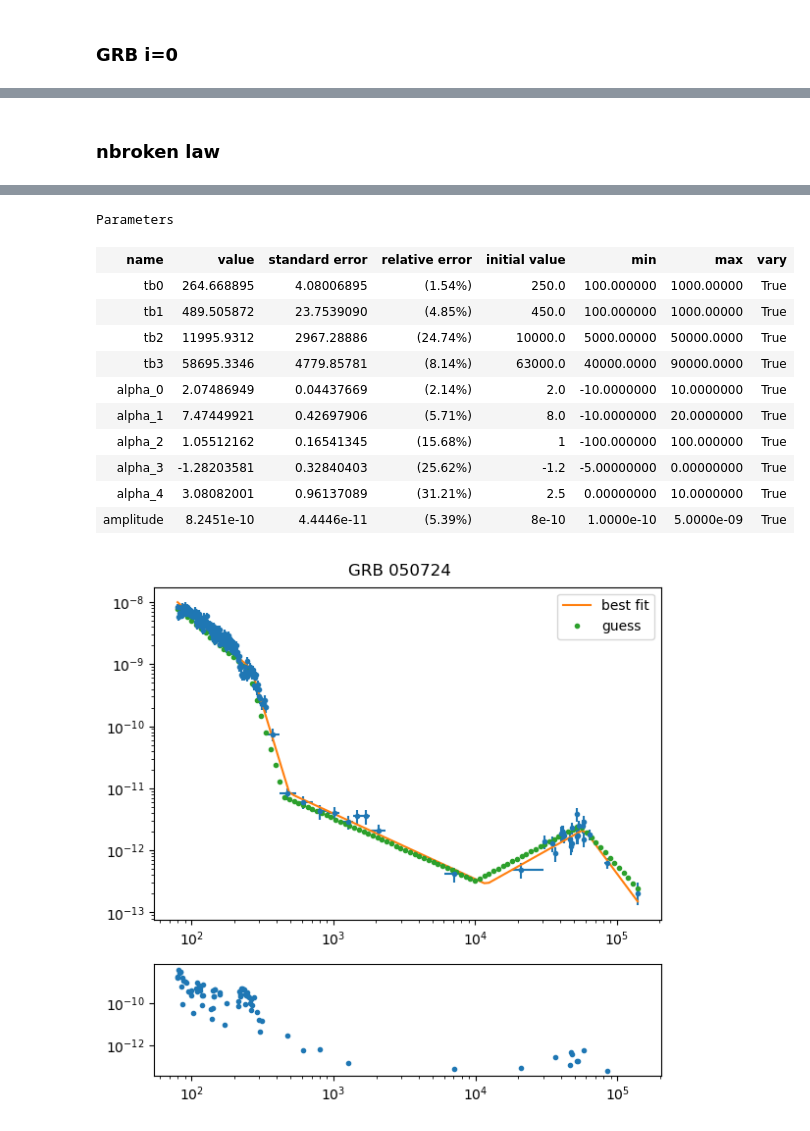
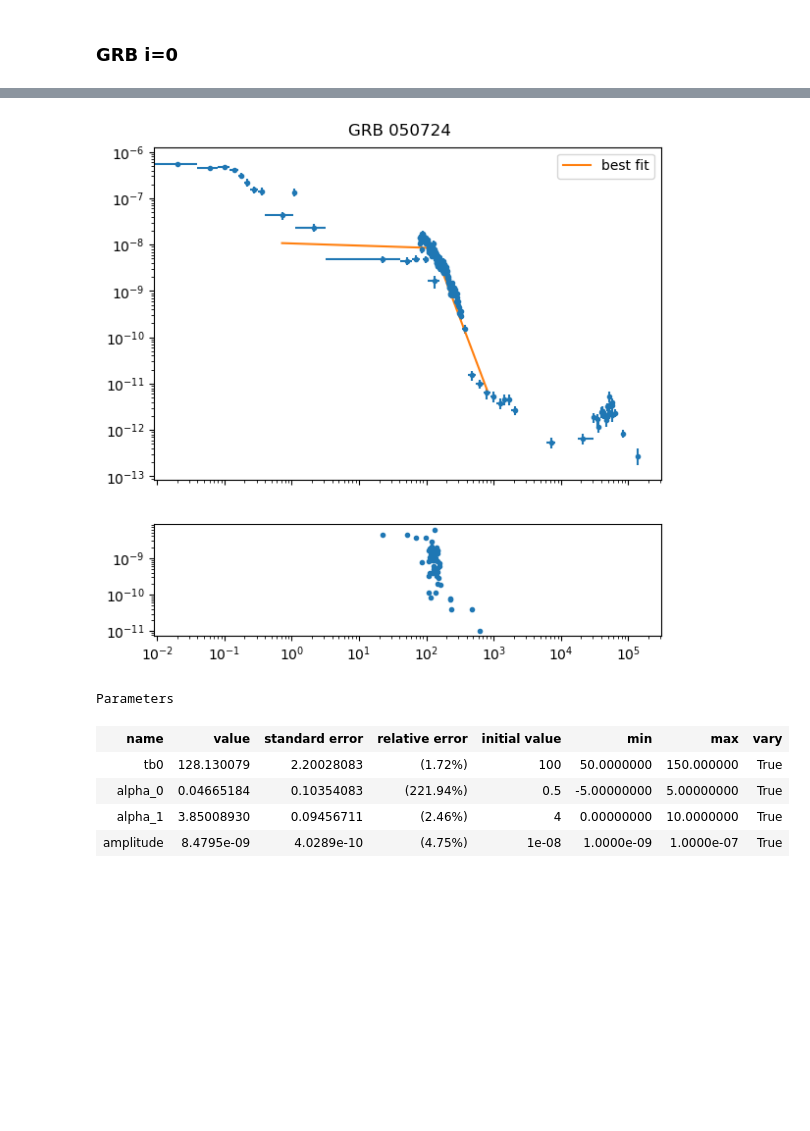
Before and after one commit to Kruthi24/fxt_code, a Jupyter notebook: analysis_notebooks/EE_sGRB/GRB_LC_0.ipynb, the cells around one changed output, grey strips where cells are left out. Drawn from its saved outputs; the diff is of its cells as text; code cells hidden in the pictures; blank space fills up the shorter version.

```diff
--- a/analysis_notebooks/EE_sGRB/GRB_LC_0.ipynb
+++ b/analysis_notebooks/EE_sGRB/GRB_LC_0.ipynb
@@ -140,43 +44,38 @@ RuntimeError: The map-like callable must be of the form f(func, iterable), retur
-# %% [markdown]
-### nbroken law
 # %%
 i=0
+n=2
 time,time_high,time_low,flux,flux_high,flux_low =get_individual_curves_log(folder+GRBs[i]+filename)
 flux_err = flux_high + flux_low
 time_err = time_high + time_low
 
-fit_index = 0
-n=5
+ee_start_index = np.where(time > 0.4)[0][0]
+fit_end_index = np.where(time <  1e3)[0][-1]
+
+
 params=lm.Parameters()
-params.add("tb0", min = 1e2, max = 1e3, value = 2.5e2)
-params.add("tb1", min = 1e2, max = 1e3, value = 4.5e2)
-# params.add("tb2", min = 1e3, max = 5e3, value = 2e3)
-params.add("tb2", min = 5e3, max = 5e4, value = 1e4)
-params.add("tb3", min = 4e4, max = 9e4, value = 6.3e4)
-params.add("alpha_0", min = -10, max = 10.0, value = 2.0)
-params.add("alpha_1", min = -10, max = 20.0, value = 8.0)
-params.add("alpha_2", min = -100, max = 100, value = 1)
-# params.add("alpha_3", min = -100, max = 100, value = 1.4)
-params.add("alpha_3", min = -5.0, max = 0, value = -1.2)
-params.add("alpha_4", min = 0, max = 10.0, value = 2.5)
-params.add("amplitude", min = 1e-10, max = 5e-9, value = 8e-10)
+params.add("tb0", min = 50, max = 150, value = 100)
+params.add("alpha_0", min = -5, max = 5.0, value = 0.5)
+params.add("alpha_1", min = 0, max = 10.0, value =4)
+params.add("amplitude", min = 1e-9, max = 1e-7, value = 1e-8)
 
-minner = lm.Minimizer(cost_func_nbpl, params, fcn_args=(time[fit_index:], flux[fit_index:], time_err[fit_index:], flux_err[fit_index:], n), fcn_kws={"orth":False})
+minner = lm.Minimizer(cost_func_nbpl, params, fcn_args=(time[ee_start_index:fit_end_index], flux[ee_start_index:fit_end_index], time_err[ee_start_index:fit_end_index], flux_err[ee_start_index:fit_end_index], n))
 result = minner.minimize(method="least_squares")
 lm.printfuncs.report_fit(result)
 
-residuals = get_y(result, n, time) - flux
+residuals = get_y(result, n, time[ee_start_index:fit_end_index]) - flux[ee_start_index:fit_end_index]
+x=np.geomspace(time[ee_start_index], time[fit_end_index])
+y = get_y(result, n, x)
 
-x = np.geomspace(time[0],time[-1],100)
-fig, (ax1, ax2) = plt.subplots(2, figsize=(20/3, 6), height_ratios=[3,1])
+fig, (ax1, ax2) = plt.subplots(2, figsize=(20/3, 6), height_ratios=[3,1], sharex=True)
 ax1.errorbar(time, flux, fmt='.', xerr=[time_low,time_high],yerr=[flux_low,flux_high])
 ax1.loglog(x, get_y(result, n, x),label ='best fit')
-# ax1.loglog(x, nbroken_law(x, [2.5e2, 5e2, 2e3, 1.5e4, 5.5e4], [2, 8.0, -0.2, 1.4, -2.2, 3.0], 8e-11),'.',label ='guess')
-ax1.loglog(x, nbroken_law(x, [2.5e2, 4.5e2, 1e4, 5.5e4], [2, 8.0, 1, -1.2, 2.5], 8e-10),'.',label ='guess')
+# ax1.loglog(x,nbroken_law(x,[107], [0.5, 4], 1e-7),label ='guess')
 ax1.legend()
-ax2.loglog(time,residuals, '.')
+ax2.loglog(time[ee_start_index:fit_end_index],residuals, '.')
 plt.subplots_adjust(top=0.94)
 plt.suptitle("GRB "+GRBs[i])
+plt.show()
+
 
 result.params
 # %% [output]
@@ -200,13 +101,7 @@ result.params
+[figure, new version]
 Parameters
 | name | value | standard error | relative error | initial value | min | max | vary |
-| tb0 | 264.668895 | 4.08006895 | (1.54%) | 250.0 | 100.000000 | 1000.00000 | True |
-| tb1 | 489.505872 | 23.7539090 | (4.85%) | 450.0 | 100.000000 | 1000.00000 | True |
-| tb2 | 11995.9312 | 2967.28886 | (24.74%) | 10000.0 | 5000.00000 | 50000.0000 | True |
-| tb3 | 58695.3346 | 4779.85781 | (8.14%) | 63000.0 | 40000.0000 | 90000.0000 | True |
-| alpha_0 | 2.07486949 | 0.04437669 | (2.14%) | 2.0 | -10.0000000 | 10.0000000 | True |
-| alpha_1 | 7.47449921 | 0.42697906 | (5.71%) | 8.0 | -10.0000000 | 20.0000000 | True |
-| alpha_2 | 1.05512162 | 0.16541345 | (15.68%) | 1 | -100.000000 | 100.000000 | True |
-| alpha_3 | -1.28203581 | 0.32840403 | (25.62%) | -1.2 | -5.00000000 | 0.00000000 | True |
-| alpha_4 | 3.08082001 | 0.96137089 | (31.21%) | 2.5 | 0.00000000 | 10.0000000 | True |
-| amplitude | 8.2451e-10 | 4.4446e-11 | (5.39%) | 8e-10 | 1.0000e-10 | 5.0000e-09 | True |
+| tb0 | 128.130079 | 2.20028083 | (1.72%) | 100 | 50.0000000 | 150.000000 | True |
+| alpha_0 | 0.04665184 | 0.10354083 | (221.94%) | 0.5 | -5.00000000 | 5.00000000 | True |
+| alpha_1 | 3.85008930 | 0.09456711 | (2.46%) | 4 | 0.00000000 | 10.0000000 | True |
+| amplitude | 8.4795e-09 | 4.0289e-10 | (4.75%) | 1e-08 | 1.0000e-09 | 1.0000e-07 | True |
-[figure, old version]
```
Also changed, not shown: parts of 8 cells of this notebook, 34 other files.
